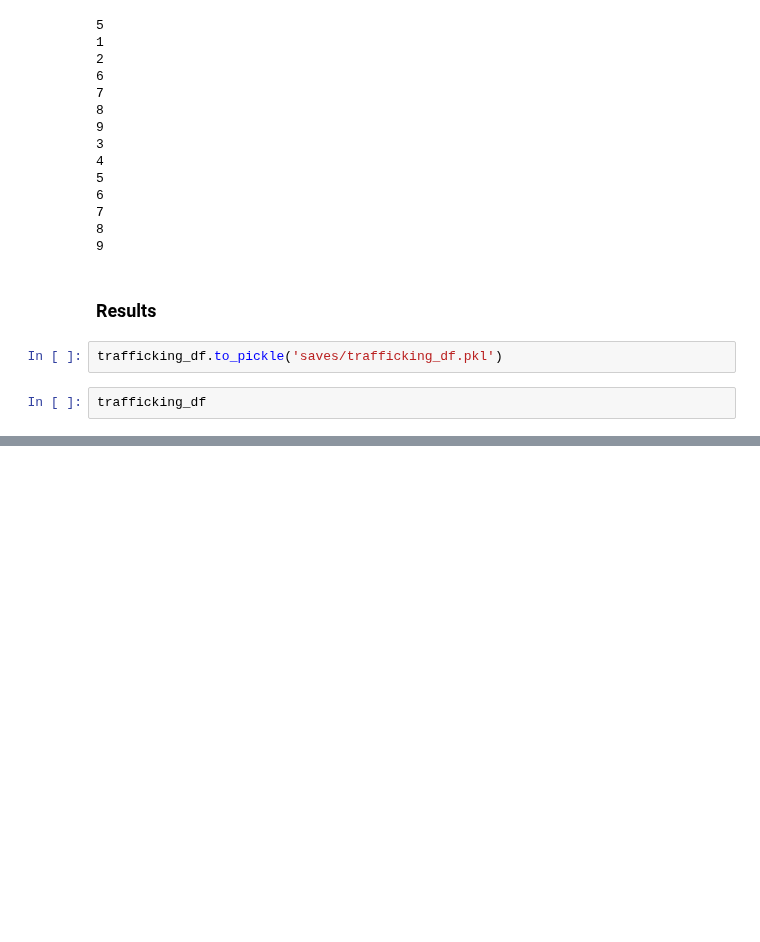
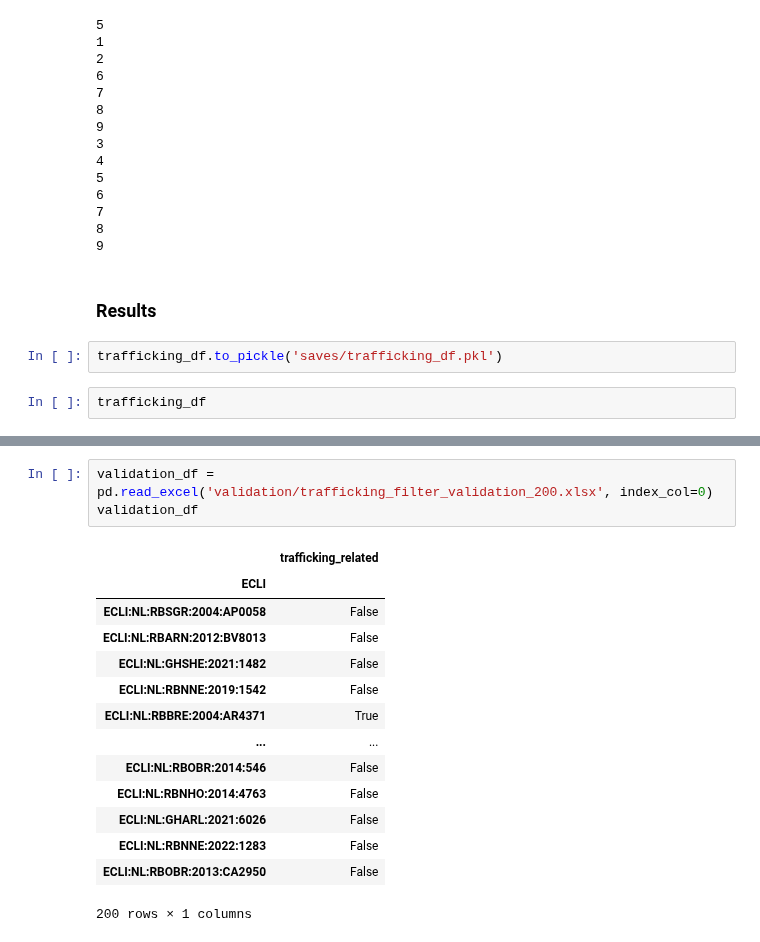
Before and after one commit to bloemetjesgordijn/Master-thesis, a Jupyter notebook: Filter trafficking cases.ipynb, the cells around one changed output, grey strips where cells are left out. Cells and saved outputs as stored; diff of their text form; blank space fills up the shorter version.

```diff
--- a/Filter trafficking cases.ipynb
+++ b/Filter trafficking cases.ipynb
@@ -494,0 +521,18 @@ trafficking_df
+# %%
+validation_df =  pd.read_excel('validation/trafficking_filter_validation_200.xlsx', index_col=0)
+validation_df
+# %% [output]
+|  | trafficking_related |
+| ECLI |  |
+| ECLI:NL:RBSGR:2004:AP0058 | False |
+| ECLI:NL:RBARN:2012:BV8013 | False |
+| ECLI:NL:GHSHE:2021:1482 | False |
+| ECLI:NL:RBNNE:2019:1542 | False |
+| ECLI:NL:RBBRE:2004:AR4371 | True |
+| ... | ... |
+| ECLI:NL:RBOBR:2014:546 | False |
+| ECLI:NL:RBNHO:2014:4763 | False |
+| ECLI:NL:GHARL:2021:6026 | False |
+| ECLI:NL:RBNNE:2022:1283 | False |
+| ECLI:NL:RBOBR:2013:CA2950 | False |
+200 rows × 1 columns
```
Also changed, not shown: parts of 30 cells of this notebook.
